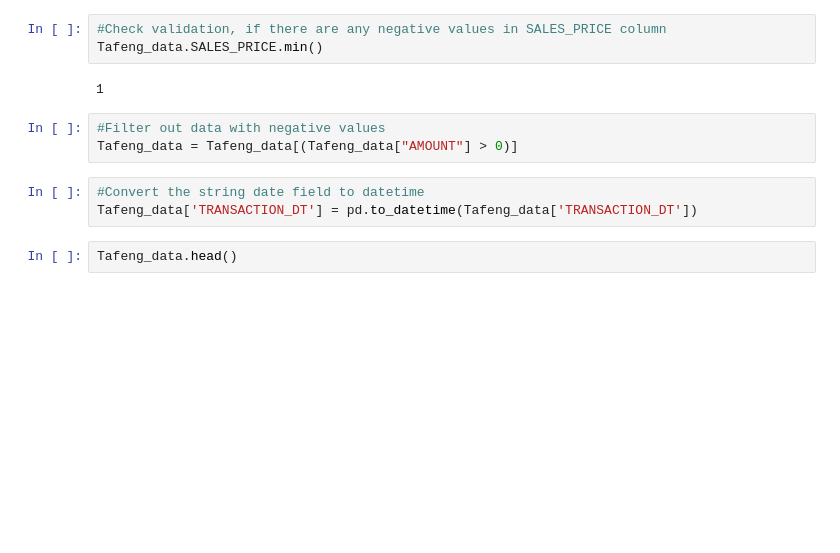
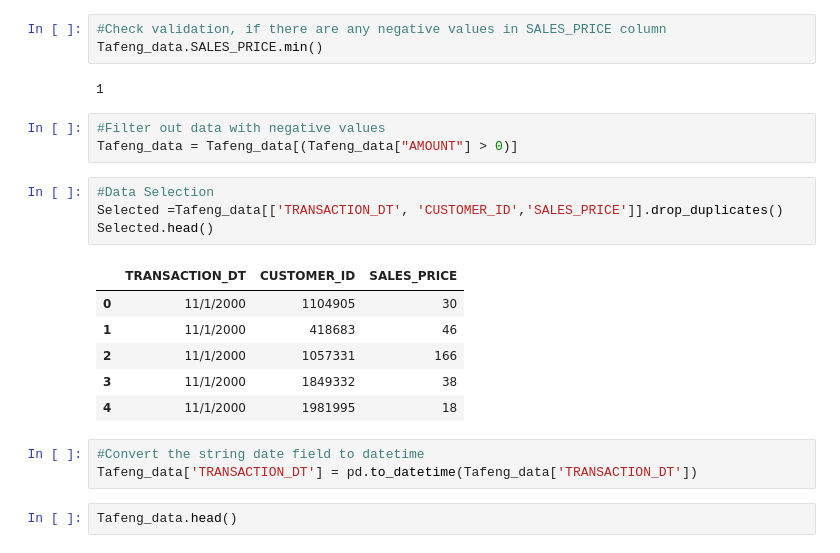
Before and after one commit to kristaLumbantoruan/customer-clustering-for-crm-in-xyz-store, a Jupyter notebook: Customer_Clustering.ipynb, the cells around one changed output. Drawn from its saved outputs; the diff is of its cells as text; blank space fills up the shorter version.

```diff
--- a/Customer_Clustering.ipynb
+++ b/Customer_Clustering.ipynb
@@ -185,6 +188,17 @@ Tafeng_data.SALES_PRICE.min()
 # %%
 #Filter out data with negative values
 Tafeng_data = Tafeng_data[(Tafeng_data["AMOUNT"] > 0)]
+# %%
+#Data Selection
+Selected =Tafeng_data[['TRANSACTION_DT', 'CUSTOMER_ID','SALES_PRICE']].drop_duplicates()
+Selected.head()
+# %% [output]
+|  | TRANSACTION_DT | CUSTOMER_ID | SALES_PRICE |
+| 0 | 11/1/2000 | 1104905 | 30 |
+| 1 | 11/1/2000 | 418683 | 46 |
+| 2 | 11/1/2000 | 1057331 | 166 |
+| 3 | 11/1/2000 | 1849332 | 38 |
+| 4 | 11/1/2000 | 1981995 | 18 |
 # %%
 #Convert the string date field to datetime
 Tafeng_data['TRANSACTION_DT'] = pd.to_datetime(Tafeng_data['TRANSACTION_DT'])
```
Also changed, not shown: parts of 7 cells of this notebook.
